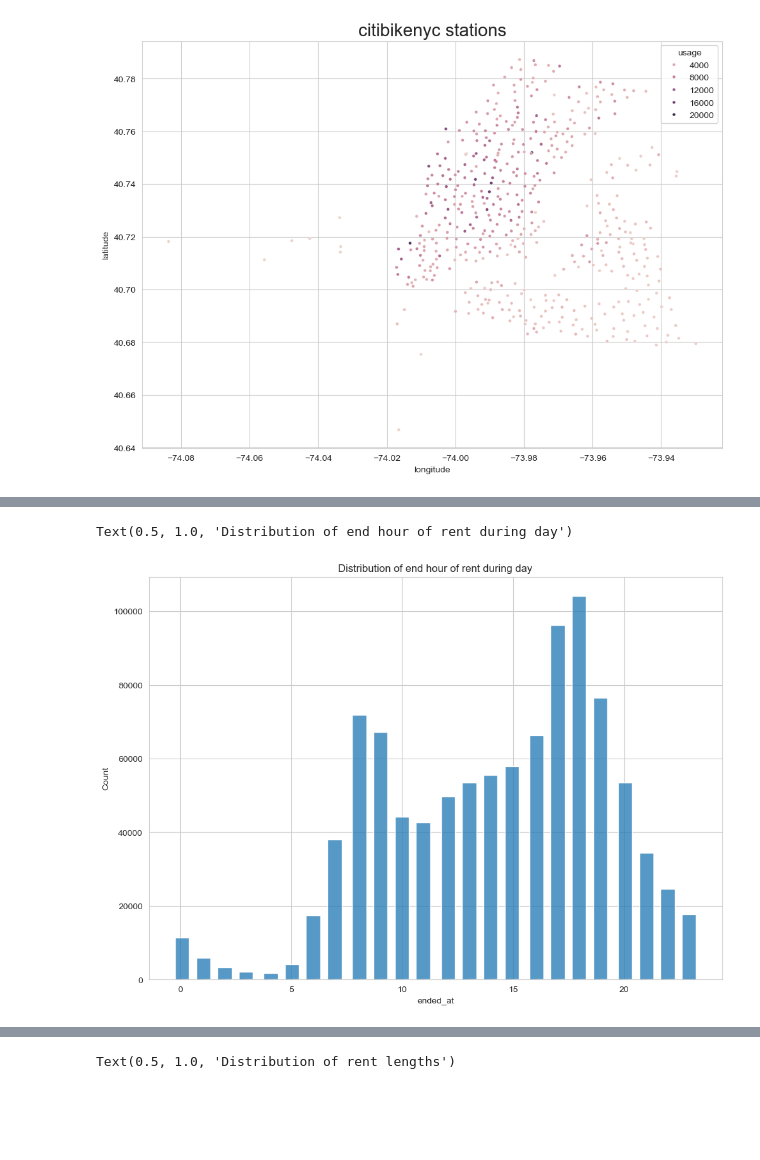
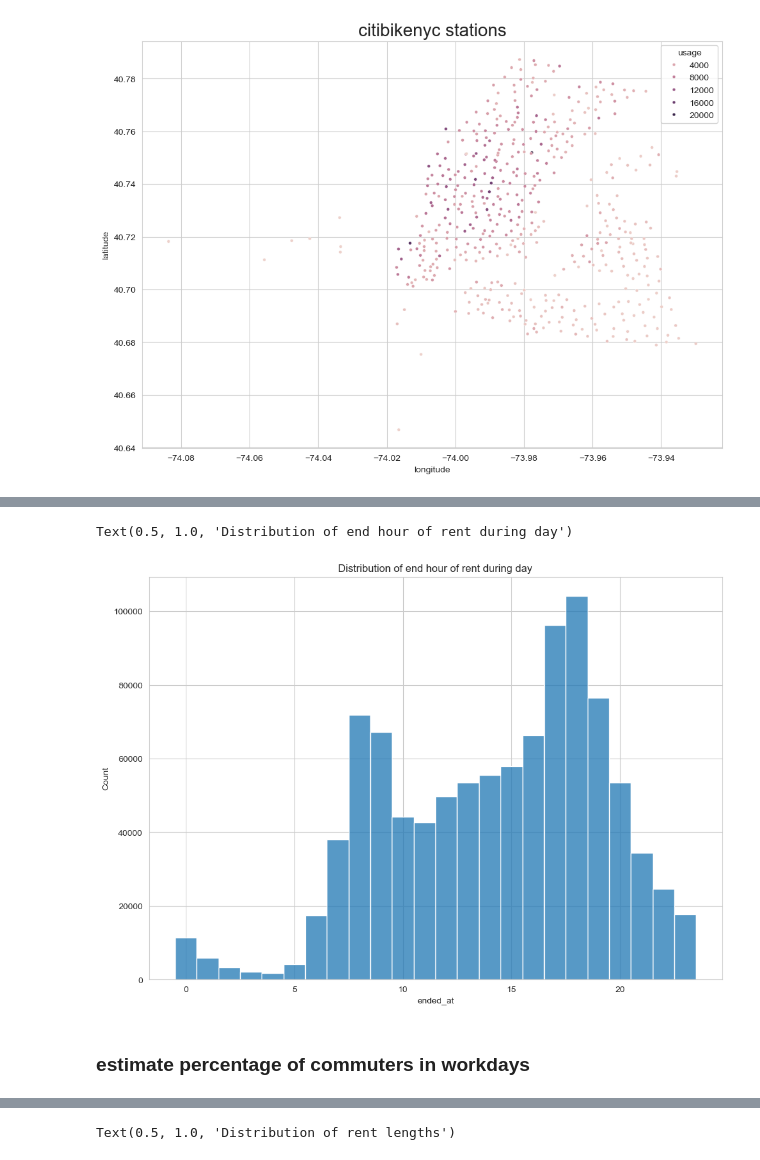
Before and after one commit to tobzac/challenge, a Jupyter notebook: 01_initial_checks.ipynb, the cells around one changed output, grey strips where cells are left out. Drawn from its saved outputs; the diff is of its cells as text; code cells hidden in the pictures; blank space fills up the shorter version.

```diff
--- a/01_initial_checks.ipynb
+++ b/01_initial_checks.ipynb
@@ -477,5 +529,7 @@ Text(0.5, 1.0, 'Distribution of start hour of rent during day')
 # %%
-sns.histplot(data=times, x="ended_at", shrink = 4).set_title("Distribution of end hour of rent during day")
+sns.histplot(data=times, x="ended_at", discrete=True).set_title("Distribution of end hour of rent during day")
 # %% [output]
 Text(0.5, 1.0, 'Distribution of end hour of rent during day')
-[figure, old version]
+[figure, new version]
+# %% [markdown]
+### estimate percentage of commuters in workdays
```
Also changed, not shown: parts of 14 cells of this notebook, 5 other files.
